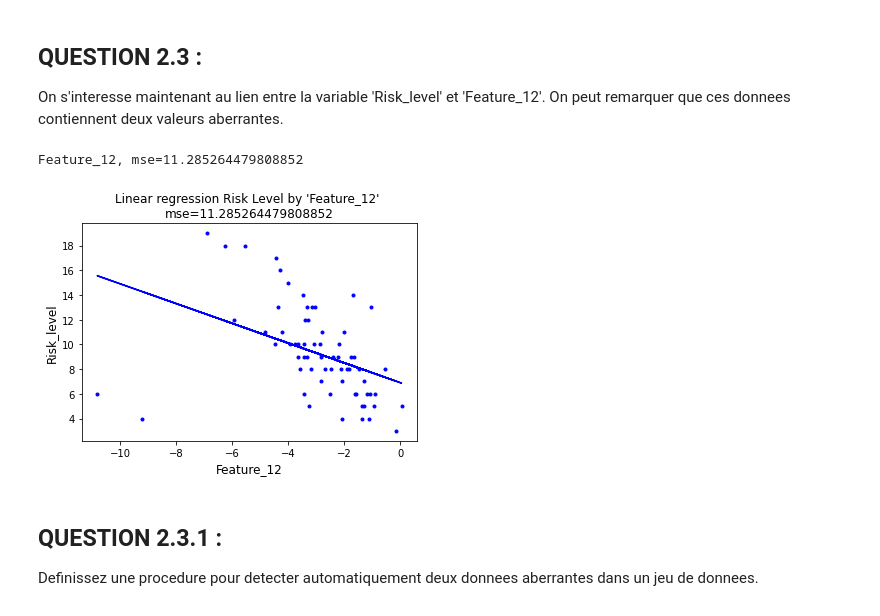
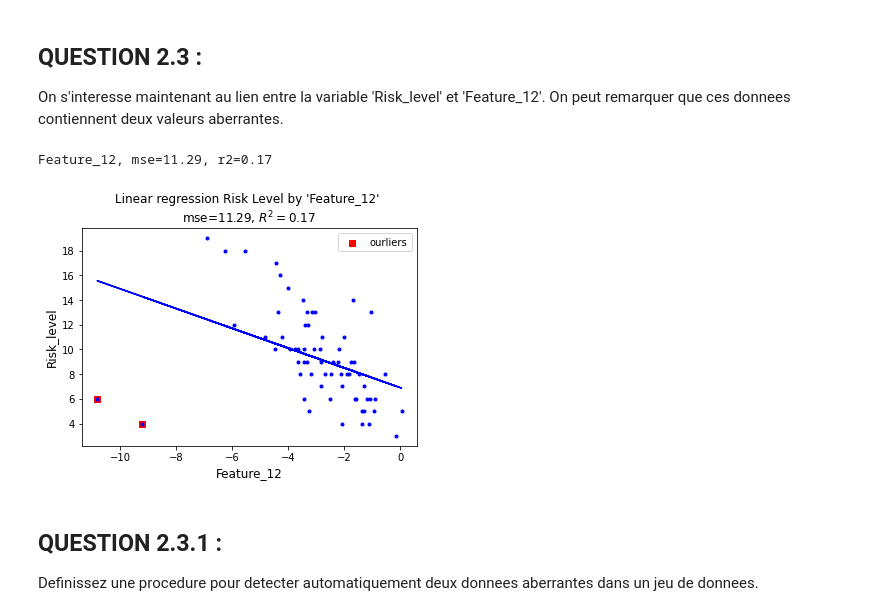
Before and after one commit to LudovicSterlin/ssd-aml-modele-lineaire, a Jupyter notebook: TPnote_ModeleLineaire/Examen_ModeleLineaire_2020.ipynb, the cells around one changed output. Drawn from its saved outputs; the diff is of its cells as text; code cells hidden in the pictures.

```diff
--- a/TPnote_ModeleLineaire/Examen_ModeleLineaire_2020.ipynb
+++ b/TPnote_ModeleLineaire/Examen_ModeleLineaire_2020.ipynb
@@ -255,22 +256,27 @@ Quel est le risque potentiel en utilisant cette stratégie de validation de l'ap
 # %%
+def lr_fit(x,y):
+    lr = LinearRegression()
+    lr.fit(x[:, np.newaxis], y)
+    return lr
+
 def linear_risk(X, Y, listColNames, colname, ax, bigger_font=False):
     col_index = listColNames.index(colname   )
     x = X[:, col_index]
     linear_reg(x, Y, colname, ax, bigger_font)
 
 def linear_reg(x, y, colname, ax, bigger_font=False):
-    lr = LinearRegression()
-    lr.fit(x[:, np.newaxis], y)
+    lr = lr_fit(x, y)
     y_pred = lr.predict(x[:, np.newaxis])
     mse = mean_squared_error(y, y_pred)
-    print(f"{colname}, {mse=}")
+    r2 = r2_score(y, y_pred)
+    print(f"{colname}, {mse=:.2f}, {r2=:.2f}")
     ax.plot(x,y[:],'b.')
     ax.plot(x, y_pred, 'b-')
     label_fontsize = 18 if bigger_font else 12
     ax.set_xlabel(colname, fontsize=label_fontsize)
     ax.set_ylabel('Risk_level', fontsize=label_fontsize)
     title_fontsize = 24 if bigger_font else 12
-    ax.set_title(f"Linear regression Risk Level by '{colname}' \n{mse=}", fontsize=title_fontsize)
+    ax.set_title(f"Linear regression Risk Level by '{colname}' \n{mse=:.2f}, $R^2={r2:.2f}$", fontsize=title_fontsize)
 
 pred_features = ['Feature_01','Feature_07','Feature_16']
 # Making the linear regression and compute the MSE on Features 1, 7 and 16
@@ -326,11 +407,13 @@ On peut remarquer que ces donnees contiennent deux valeurs aberrantes.
 # %%
     Feature_12 = X[:, listColNames.index("Feature_12")]
     ax = plt.subplots()[1]
+    ax.scatter(Feature_12[[29,49]], Y[[29,49]], c='red', marker='s', label='ourliers')
+    ax.legend()
     linear_reg(Feature_12, Y, "Feature_12", ax)
     # there is clearly some outiers in 'Feature_12'
 # %% [output]
-Feature_12, mse=11.285264479808852
+Feature_12, mse=11.29, r2=0.17
-[figure, old version]
+[figure, new version]
 # %% [markdown]
 ## QUESTION 2.3.1 :
 Definissez une procedure pour detecter automatiquement deux donnees aberrantes dans un jeu de donnees.
```
Also changed, not shown: parts of 38 cells of this notebook.
